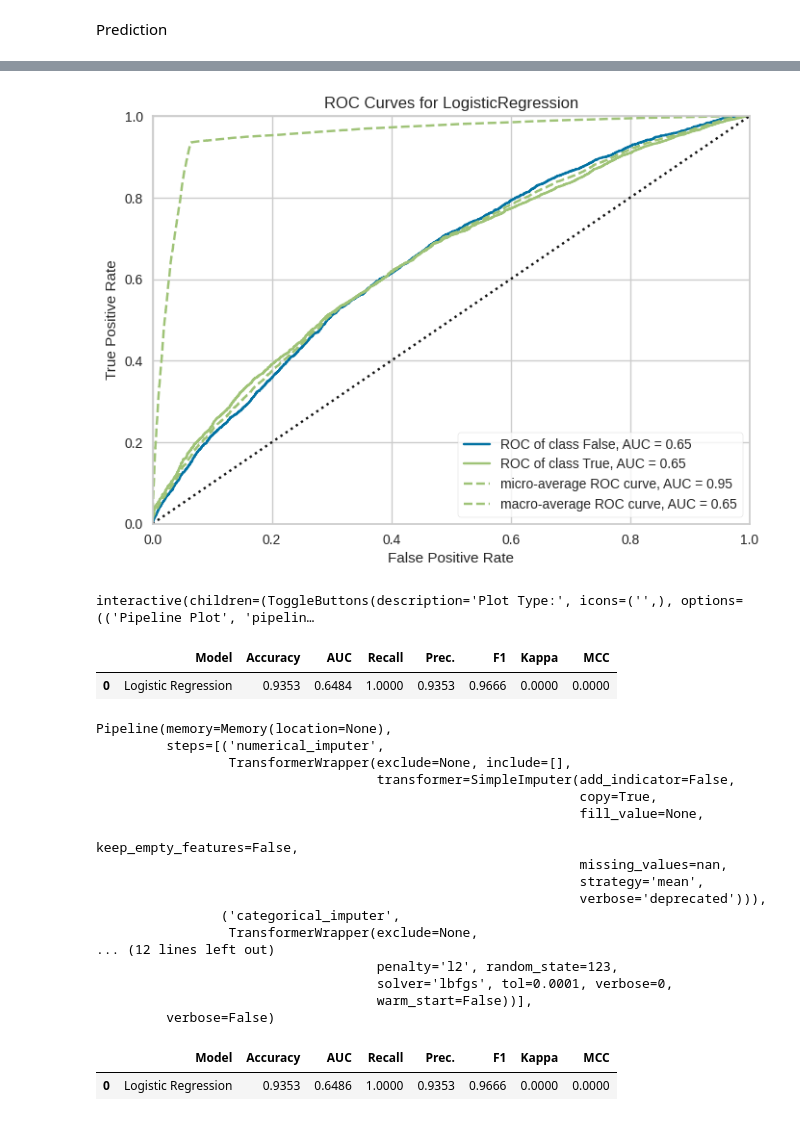
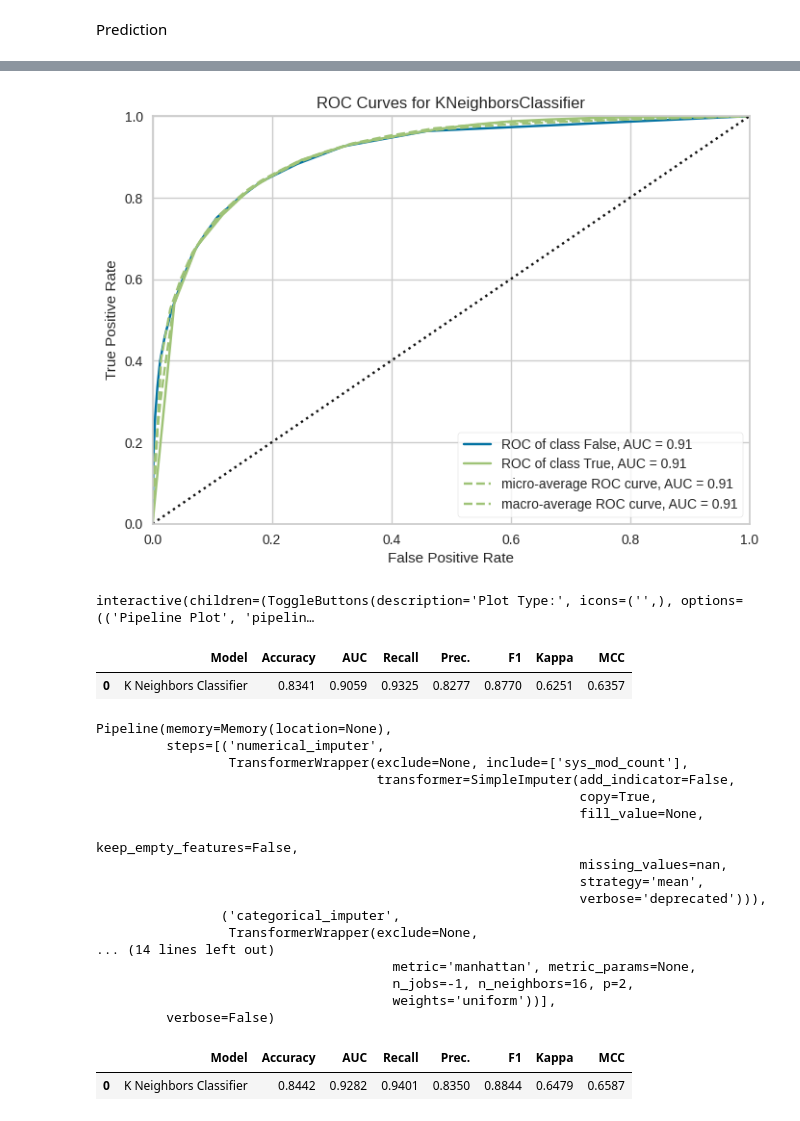
Before and after one commit to dc-neo/incidents_sla, a Jupyter notebook: Incident_Aggregation.ipynb, the cells around one changed output, grey strips where cells are left out. Cells and saved outputs as stored; diff of their text form; code cells hidden in the pictures.

```diff
--- a/Incident_Aggregation.ipynb
+++ b/Incident_Aggregation.ipynb
@@ -525,7 +505,7 @@ lr = create_model('lr')
 # %%
 # Step 10 - Tune Model: Now comes the tuning of the model I picked
 
-tuned_lr = tune_model(lr)
+tuned_model = tune_model(best)
 # %% [output]
 [interactive output not drawn]
 |  | Accuracy | AUC | Recall | Prec. | F1 | Kappa | MCC |
@@ -548,10 +527,10 @@ Original model was better than the tuned model, hence it will be returned. NOTE:
 # %%
 # Step 11a - Plot Model: Plotting the model to see how accurate
 
-plot_model(tuned_lr)
+plot_model(tuned_model)
 # %% [output]
 [interactive output not drawn]
-[figure, old version]
+[figure, new version]
 # %%
 # Step 11b - Evaluate / Plot Model: Evaluating the model, I looked at the Feature Importance to try and get a better idea of which features were the most important
 
@@ -561,20 +540,20 @@ interactive(children=(ToggleButtons(description='Plot Type:', icons=('',), optio
 # %%
 # Step 12 - Preict on Test / Hold-out Model (NOT to be confused with unseen data)
 
-holdout_pred = predict_model(tuned_lr);
+holdout_pred = predict_model(tuned_model);
 # %% [output]
 |  | Model | Accuracy | AUC | Recall | Prec. | F1 | Kappa | MCC |
-| 0 | Logistic Regression | 0.9353 | 0.6484 | 1.0000 | 0.9353 | 0.9666 | 0.0000 | 0.0000 |
+| 0 | K Neighbors Classifier | 0.8341 | 0.9059 | 0.9325 | 0.8277 | 0.8770 | 0.6251 | 0.6357 |
 # %%
 # Step 13 - Finalize Model for Deployment
 
-final_lr = finalize_model(tuned_lr)
+final_model = finalize_model(tuned_model)
 
-print(final_lr)
+print(final_model)
 # %% [output]
 Pipeline(memory=Memory(location=None),
          steps=[('numerical_imputer',
-                 TransformerWrapper(exclude=None, include=[],
+                 TransformerWrapper(exclude=None, include=['sys_mod_count'],
                                     transformer=SimpleImputer(add_indicator=False,
                                                               copy=True,
                                                               fill_value=None,
@@ -584,16 +563,16 @@ Pipeline(memory=Memory(location=None),
                                                               verbose='deprecated'))),
                 ('categorical_imputer',
                  TransformerWrapper(exclude=None,
-... (12 lines left out)
-                                    penalty='l2', random_state=123,
-                                    solver='lbfgs', tol=0.0001, verbose=0,
-                                    warm_start=False))],
+... (14 lines left out)
+                                      metric='manhattan', metric_params=None,
+                                      n_jobs=-1, n_neighbors=16, p=2,
+                                      weights='uniform'))],
          verbose=False)
 # %%
-predict_model(final_lr);
+predict_model(final_model);
 # %% [output]
 |  | Model | Accuracy | AUC | Recall | Prec. | F1 | Kappa | MCC |
-| 0 | Logistic Regression | 0.9353 | 0.6486 | 1.0000 | 0.9353 | 0.9666 | 0.0000 | 0.0000 |
+| 0 | K Neighbors Classifier | 0.8442 | 0.9282 | 0.9401 | 0.8350 | 0.8844 | 0.6479 | 0.6587 |
 # %%
 # Step 14: Predict on unseen Data
 
```
Also changed, not shown: parts of 16 cells of this notebook.
